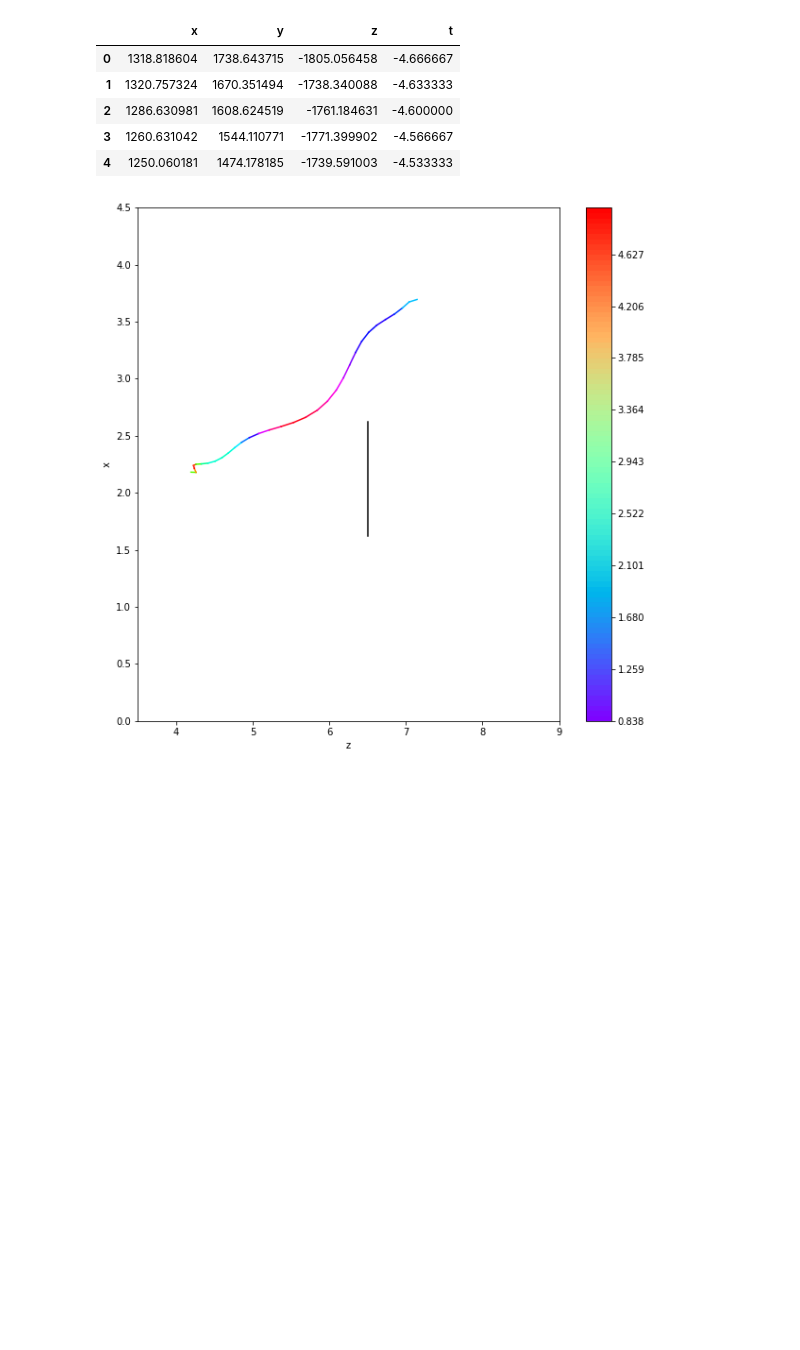
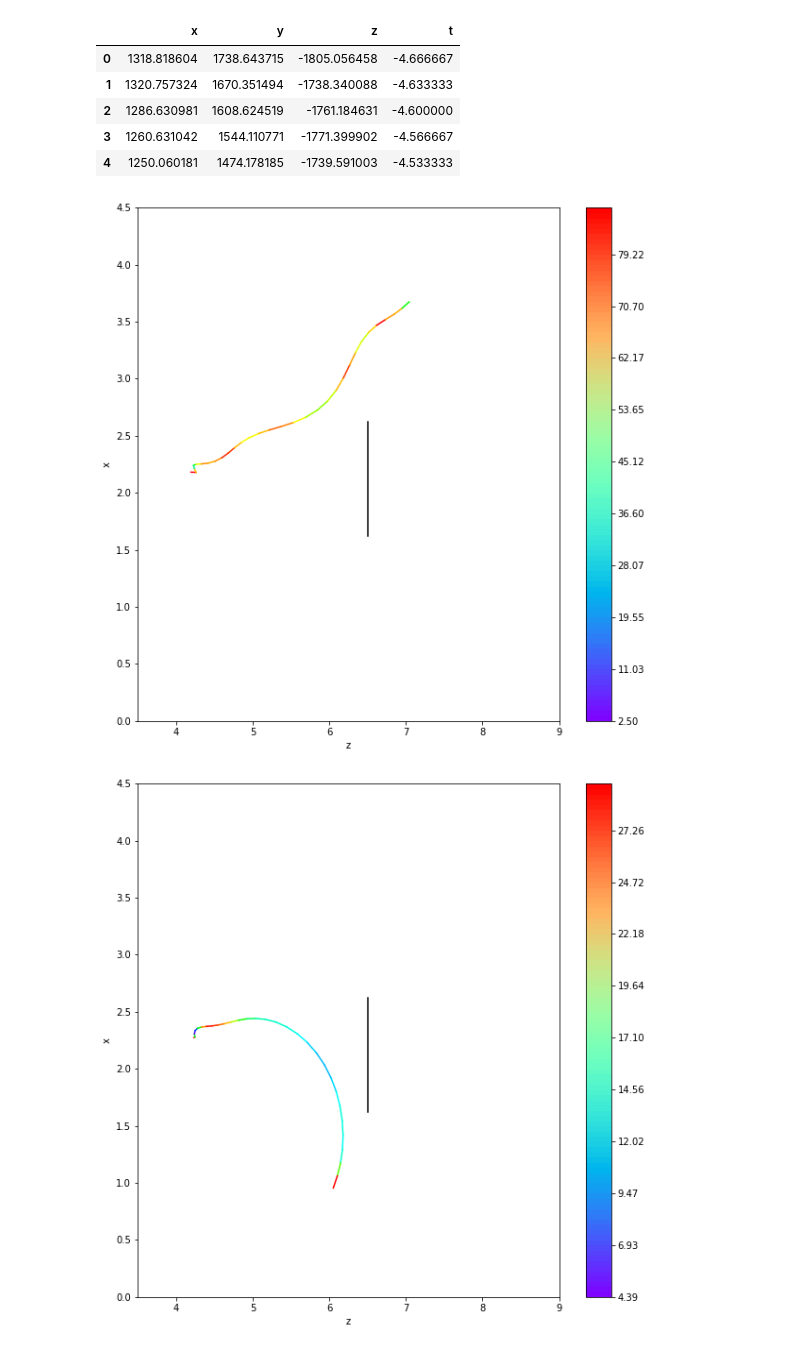
Before and after one commit to cowkami/bat_research, a Jupyter notebook: notebooks/get_bat_line.ipynb, the cells around one changed output. Cells and saved outputs as stored; diff of their text form; code cells hidden in the pictures; blank space fills up the shorter version.

```diff
--- a/notebooks/get_bat_line.ipynb
+++ b/notebooks/get_bat_line.ipynb
@@ -129,9 +150,11 @@ def line_2d_plot(df, speed=False):
 # %%
 %matplotlib notebook
 %matplotlib inline
-line_2d_plot(no1_xyzt, speed=True)
+line_2d_plot(no1_xyzt, s_or_a='acceleration')
 # %% [output]
-[figure, old version]
+[figure, new version]
 # %%
-line_2d_plot(no2_xyzt, speed=True)
+line_2d_plot(no2_xyzt, s_or_a='acceleration')
+# %% [output]
+[figure, added]
 # %%
```
Also changed, not shown: parts of 5 cells of this notebook.
